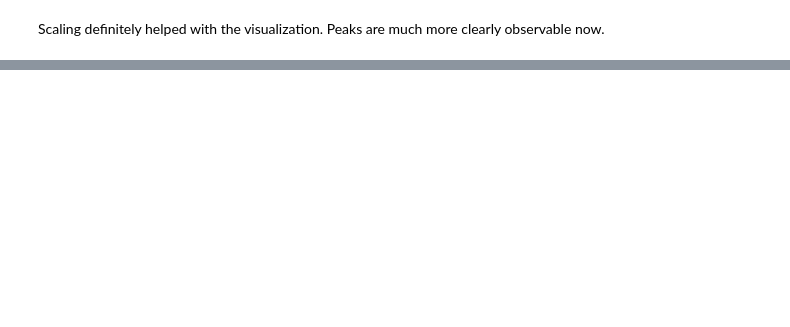
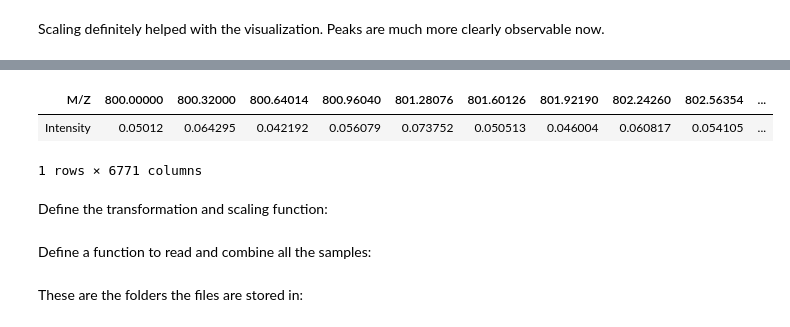
Before and after one commit to s-mushnoori/diagnosing-pancreatic-cancer, a Jupyter notebook: diagnosing-pancreatic-cancer.ipynb, the cells around one changed output, grey strips where cells are left out. Saved outputs shown, nothing was run; the diff lists cells and outputs as text; code cells hidden in the pictures; blank space fills up the shorter version.

Commit message:
Added interactive spectrogram; combined all samples

```diff
--- a/diagnosing-pancreatic-cancer.ipynb
+++ b/diagnosing-pancreatic-cancer.ipynb
@@ -180,0 +197,10 @@ Scaling definitely helped with the visualization. Peaks are much more clearly ob
+# %%
+cs = cs.set_index('M/Z')
+# %%
+cs.transpose()
+# %% [output]
+| M/Z | 800.00000 | 800.32000 | 800.64014 | 800.96040 | 801.28076 | 801.60126 | 801.92190 | 802.24260 | 802.56354 | ... |
+| Intensity | 0.05012 | 0.064295 | 0.042192 | 0.056079 | 0.073752 | 0.050513 | 0.046004 | 0.060817 | 0.054105 | ... |
+1 rows × 6771 columns
+# %% [markdown]
+Define the transformation and scaling function:
@@ -180,0 +226,2 @@ Scaling definitely helped with the visualization. Peaks are much more clearly ob
+# %% [markdown]
+Define a function to read and combine all the samples:
@@ -180,0 +236,2 @@ Scaling definitely helped with the visualization. Peaks are much more clearly ob
+# %% [markdown]
+These are the folders the files are stored in:
```
Also changed, not shown: parts of 20 cells of this notebook, 1 other file.
